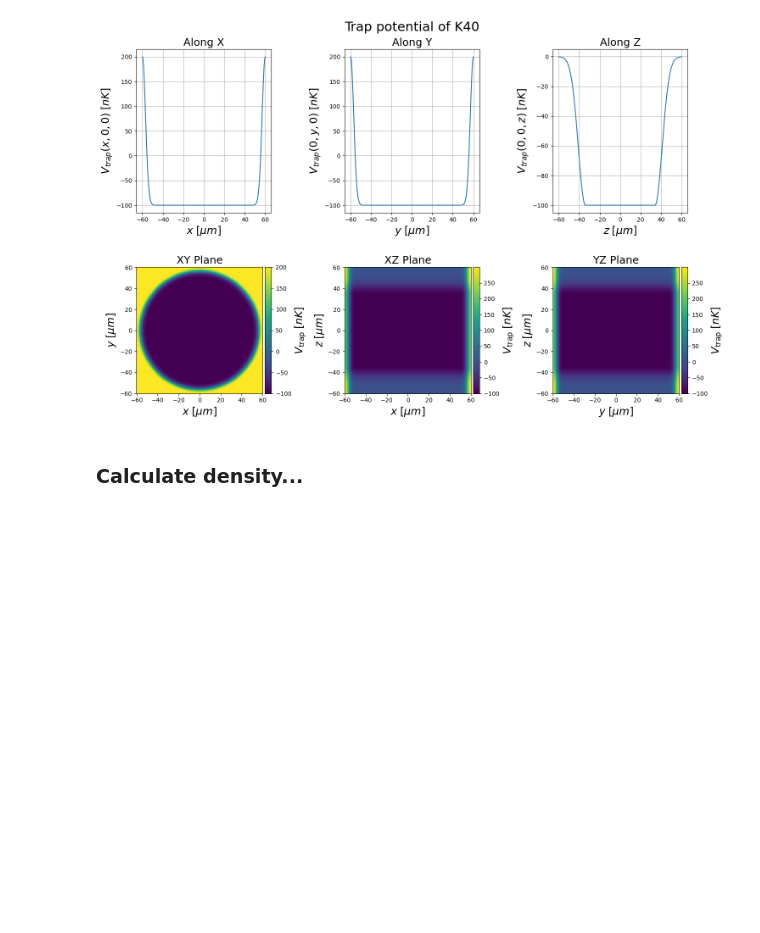
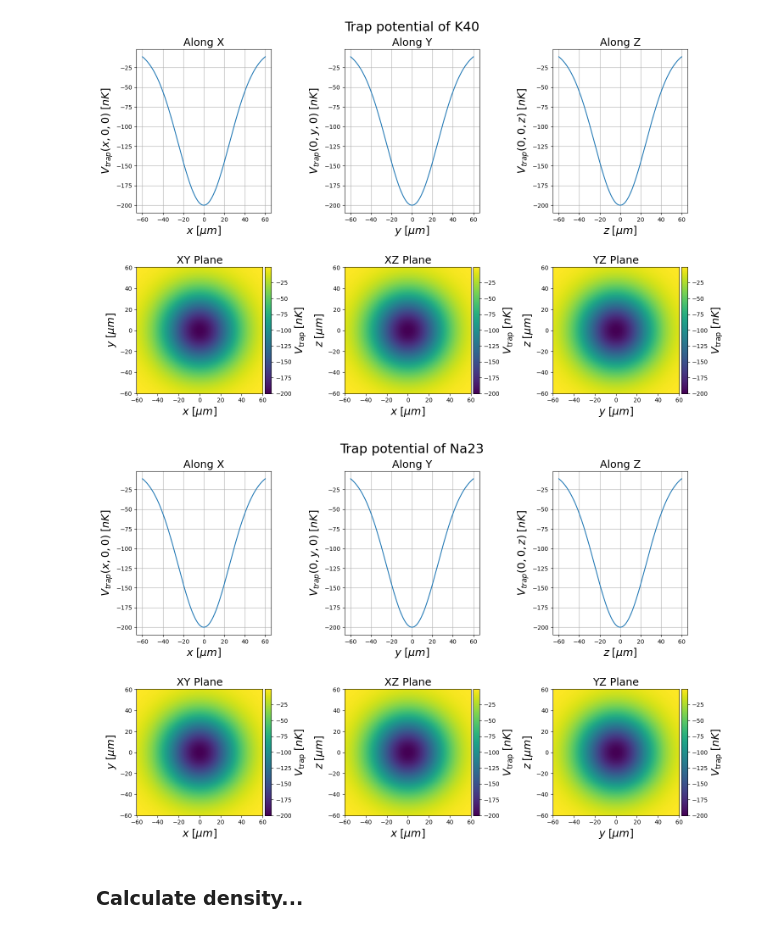
Before and after one commit to lightmat/lightmat, a Jupyter notebook: tutorial_many_body.ipynb, the cells around one changed output. Drawn from its saved outputs; the diff is of its cells as text; code cells hidden in the pictures; blank space fills up the shorter version.

```diff
--- a/tutorial_many_body.ipynb
+++ b/tutorial_many_body.ipynb
@@ -189,37 +63,38 @@ def ring_and_paint_beam_trap(
 # %%
 k40_harmonic = ParticleProps(
-    name="K40",
-    species="fermion",
-    m=39.963999*u.u,
-    N_particles=100000,
-    T=0*u.nK,
+    name="K40", # this is just a label, it does not need to be provided. Default is "Particle"
+    species="fermion", # boson or fermion
+    m=39.963999*u.u, # mass of the atomic particles, either as float (assumed to be in [kg]) or as astropy.Quantity in units of mass
+    N_particles=100000, # number of particles in the gas. The chemical potential will later be chosen such that the density is normalized to N_particles
+    T=0*u.nK, # temperature of the gas, either as float (assumed to be in [nK]) or as astropy.Quantity in units of temperature
     domain=(-60, 60)*u.um,
     # Specifiy trap with callable trap function and additional kwargs to that function
-    V_trap=harmonic_trap,
-    trap_depth=200*u.nK,
-    waist=50*u.um,
-    inhomogenity=0,
+    V_trap_func=harmonic_trap,
+    trap_depth=200*u.nK, # kwarg of harmonic_trap()
+    waist=50*u.um, # kwarg of harmonic_trap()
+    inhomogenity=0, # kwarg of harmonic_trap()
 )
 
 na23_harmonic = ParticleProps(
     name="Na23",
     species="boson",
     m=22.989768*u.u,
     N_particles=100000,
     T=0*u.nK,
     a_s=2.75*u.nm,
     domain=(-60, 60)*u.um,
     # Specifiy trap with callable trap function and additional kwargs to that function
-    V_trap=harmonic_trap,
-    trap_depth=200*u.nK,
-    waist=50*u.um,
-    inhomogenity=0,
+    V_trap_func=harmonic_trap,
+    trap_depth=200*u.nK, # kwarg of harmonic_trap()
+    waist=50*u.um, # kwarg of harmonic_trap()
+    inhomogenity=0, # kwarg of harmonic_trap()
 )
 
-#k40_harmonic.plot_V_trap()
-#na23_harmonic.plot_V_trap()
+k40_harmonic.plot_V_trap()
+na23_harmonic.plot_V_trap()
 # %% [output]
-[figure, old version]
+[figure, new version]
+[figure, added]
 # %% [markdown]
 <h3>Calculate density...</h3>
 # %%
```
Also changed, not shown: parts of 18 cells of this notebook, 25 other files.
